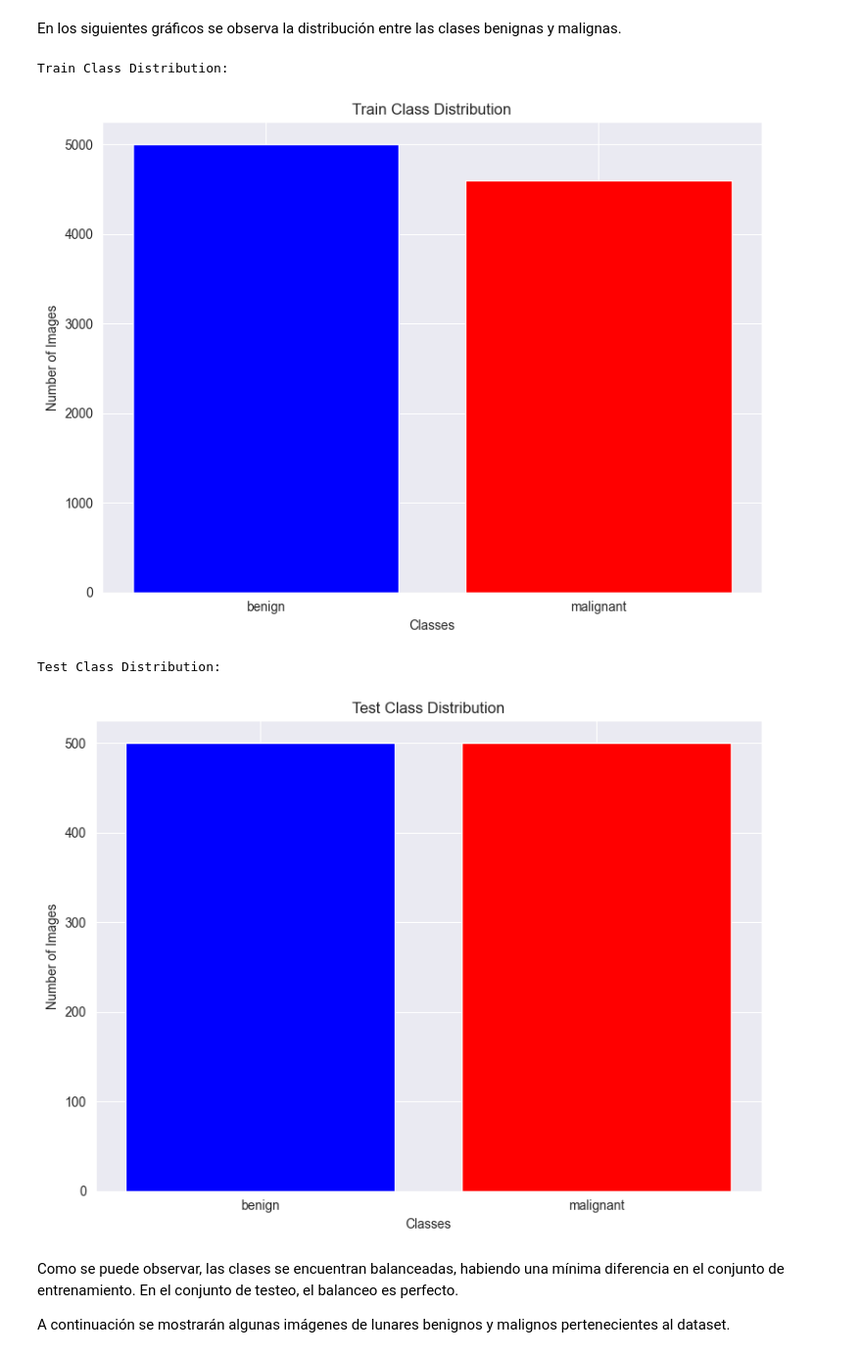
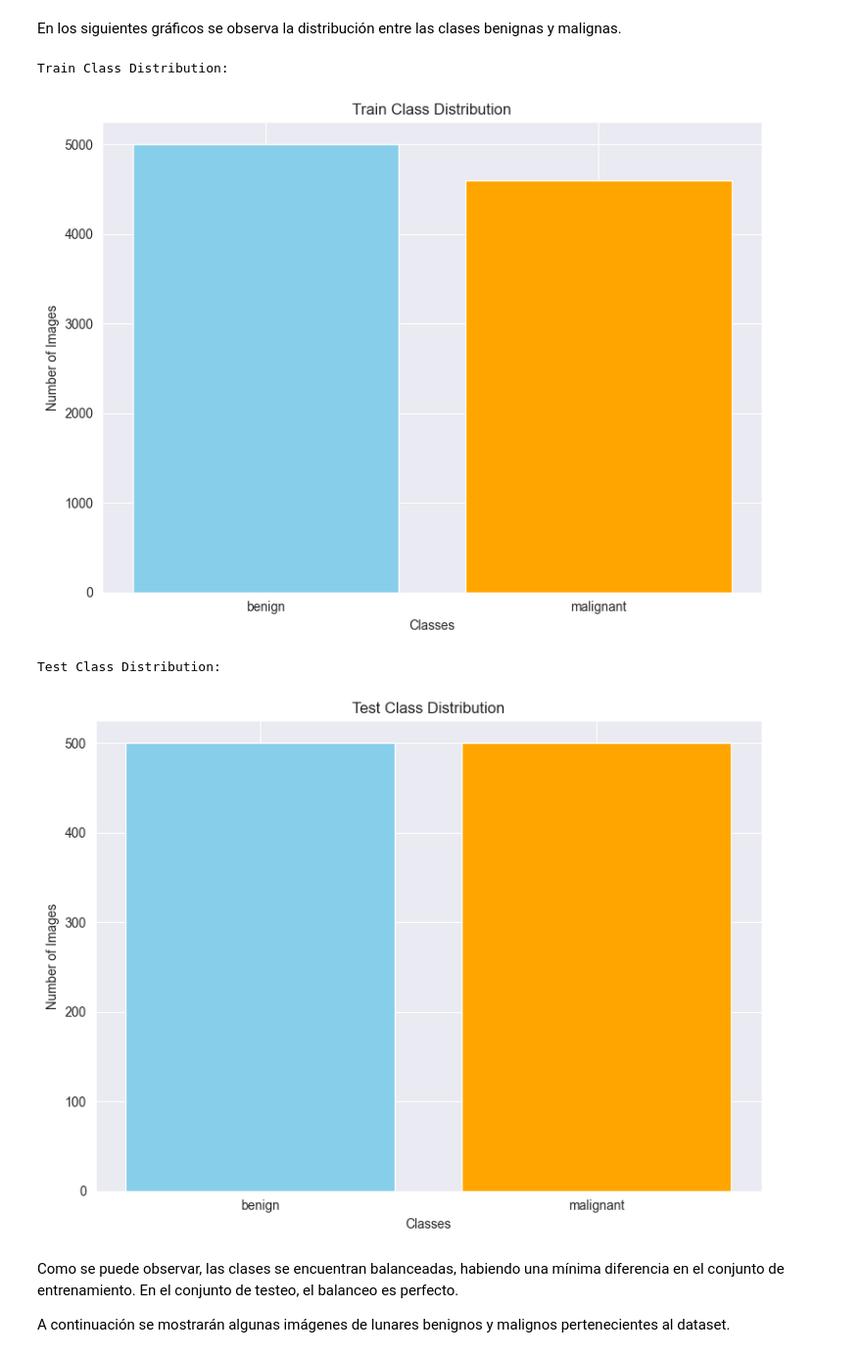
Before and after one commit to frandevaux/Melanoma-detection, a Jupyter notebook: melanoma_detection.ipynb, the cells around one changed output. Shown at 98% size. Drawn from its saved outputs; the diff is of its cells as text; code cells hidden in the pictures.

```diff
--- a/melanoma_detection.ipynb
+++ b/melanoma_detection.ipynb
@@ -53,34 +53,33 @@ IMG_SIZE = (150, 150)
 En los siguientes gráficos se observa la distribución entre las clases benignas y malignas.
 # %%
 def show_class_distribution(directory, title="Class Distribution"):
-
     class_counts = {}
 
     # Contar imágenes en cada subcarpeta
     for class_name in os.listdir(directory):
         class_path = os.path.join(directory, class_name)
         if os.path.isdir(class_path):
             class_counts[class_name] = len(os.listdir(class_path))
 
     # Graficar la distribución
     plt.figure(figsize=(8, 6))
-    plt.bar(class_counts.keys(), class_counts.values(), color=['blue', 'red'])
+    plt.bar(class_counts.keys(), class_counts.values(), color=['#87ceeb','#ffa500'])
     plt.title(title)
     plt.xlabel("Classes")
     plt.ylabel("Number of Images")
     plt.tight_layout()
     plt.show()
 
 print("Train Class Distribution:")
 show_class_distribution(train_dir, title="Train Class Distribution")
 
 print("Test Class Distribution:")
 show_class_distribution(test_dir, title="Test Class Distribution")
 # %% [output]
 Train Class Distribution:
-[figure, old version]
+[figure, new version]
 Test Class Distribution:
-[figure, old version]
+[figure, new version]
 # %% [markdown]
 Como se puede observar, las clases se encuentran balanceadas, habiendo una mínima diferencia en el conjunto de entrenamiento. En el conjunto de testeo, el balanceo es perfecto.
 
```
Also changed, not shown: parts of 4 cells of this notebook.
